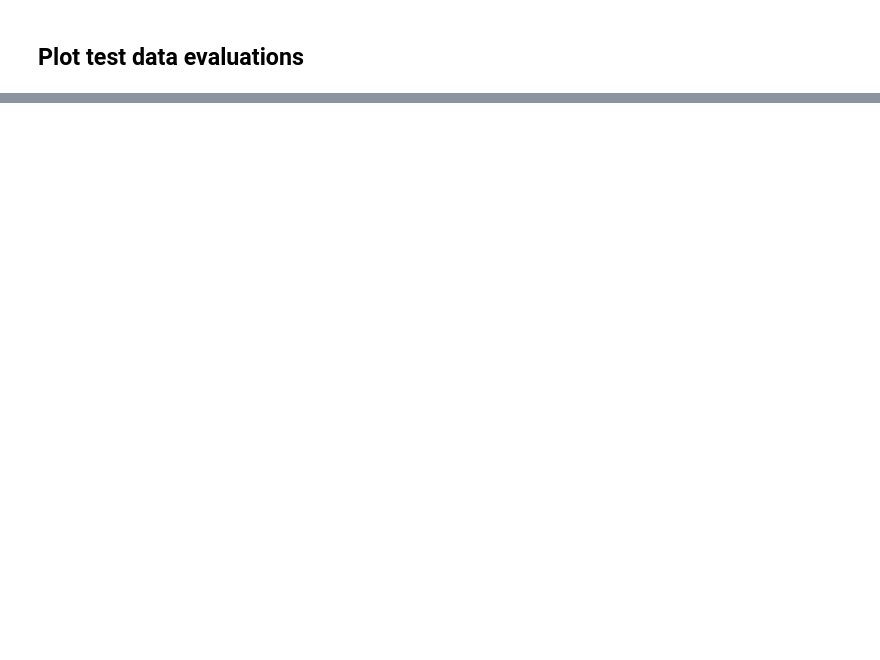
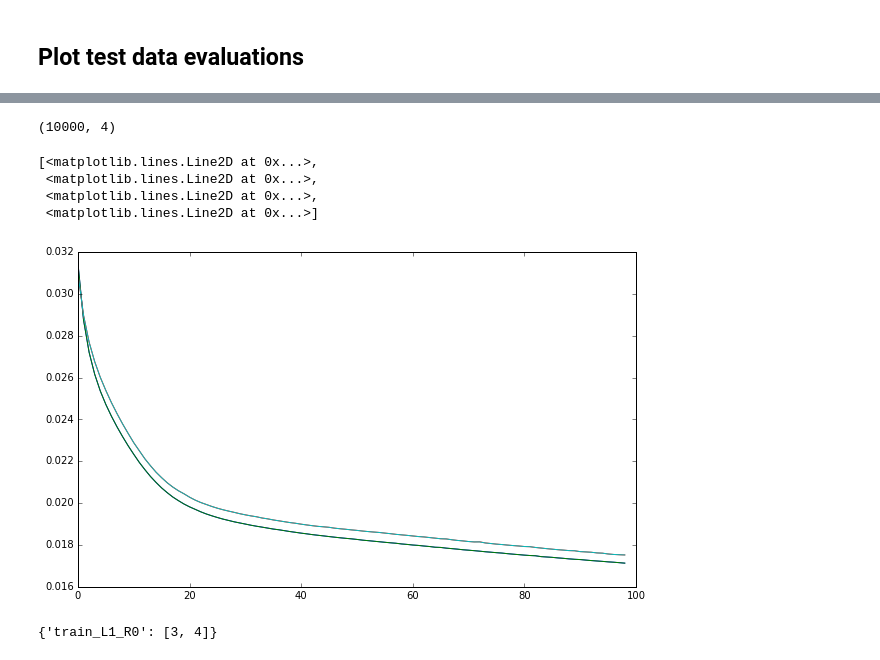
Before and after one commit to jgdwyer/ML-convection, a Jupyter notebook: Neural Network Workbook.ipynb, the cells around one changed output, grey strips where cells are left out. Cells and saved outputs as stored; diff of their text form; code cells hidden in the pictures; blank space fills up the shorter version.

```diff
--- a/Neural Network Workbook.ipynb
+++ b/Neural Network Workbook.ipynb
@@ -180,5 +430,16 @@ nnplot.make_contour_plots(figpath, x_ppi, y_ppi, x_pp, y_pp, r_mlp_eval, lat, le
 # %%
-reload(nnplot)
-r_str_eval = 'X-StandardScaler-indivi_Y-StandardScaler-alltog_r_400R_mom0.9'
-r_mlp_eval, _, _, x_ppi, y_ppi, x_pp, y_pp, lat, lev, dlev = pickle.load(open(data_dir + 'regressors/' + r_str_eval + '.pkl', 'rb'))
-nnplot.plot_all_figs(r_str_eval, x3, y3)
+r_str='X-StandardScaler-qTindi_Y-SimpleY-qTindi_r_10R_mom0.9'
+r_mlp_eval, _, errors, x_ppi, y_ppi, x_pp, y_pp, lat, lev, dlev = \
+           pickle.load(open('./data/regressors/' + r_str + '.pkl', 'rb'))
+# %%
+errors.shape
+# %% [output]
+(10000, 4)
+# %%
+plt.plot(errors[1:100,])
+# %% [output]
+[<matplotlib.lines.Line2D at 0x...>,
+ <matplotlib.lines.Line2D at 0x...>,
+ <matplotlib.lines.Line2D at 0x...>,
+ <matplotlib.lines.Line2D at 0x...>]
+[figure, added]
@@ -184,0 +451,4 @@ nnplot.plot_all_figs(r_str_eval, x3, y3)
+# %%
+e
+# %% [output]
+{'train_L1_R0': [3, 4]}
```
Also changed, not shown: parts of 28 cells of this notebook, 4 other files.
